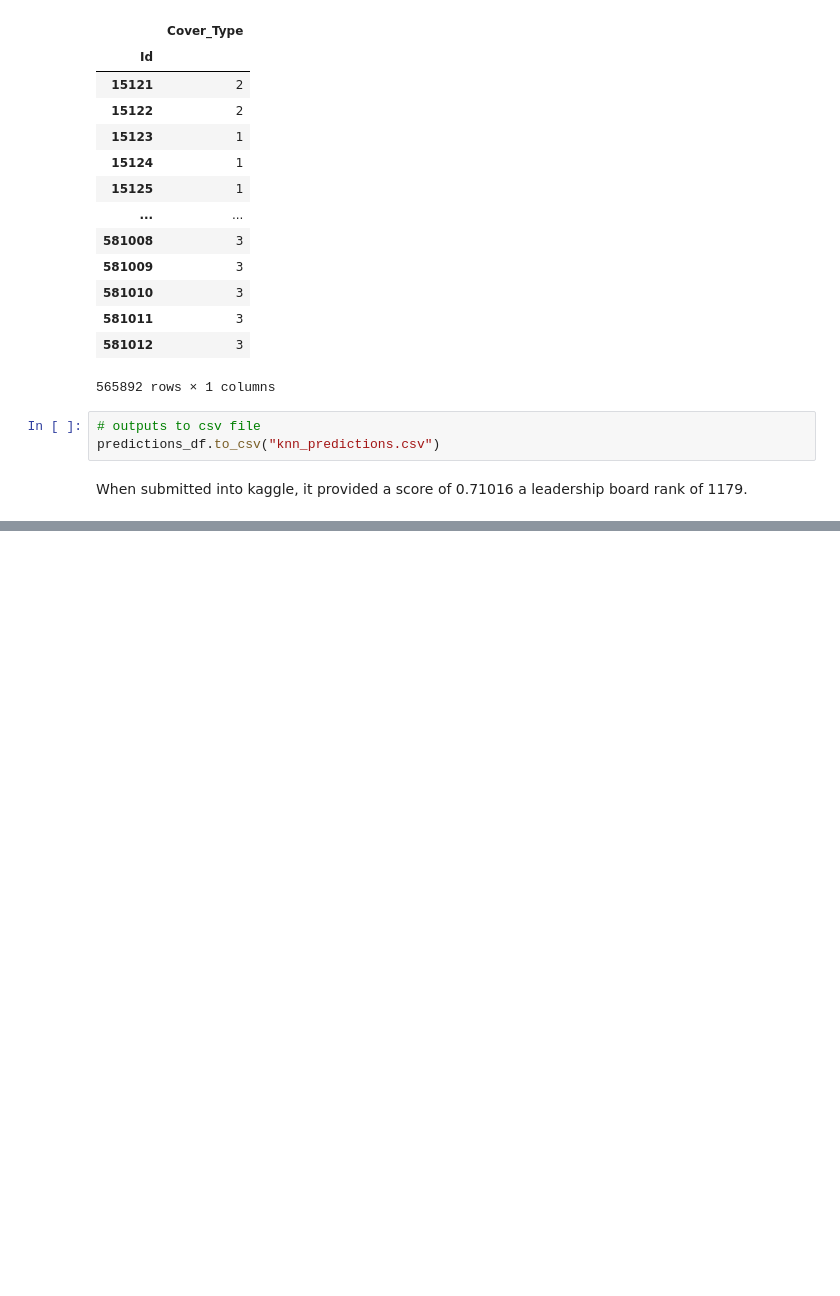
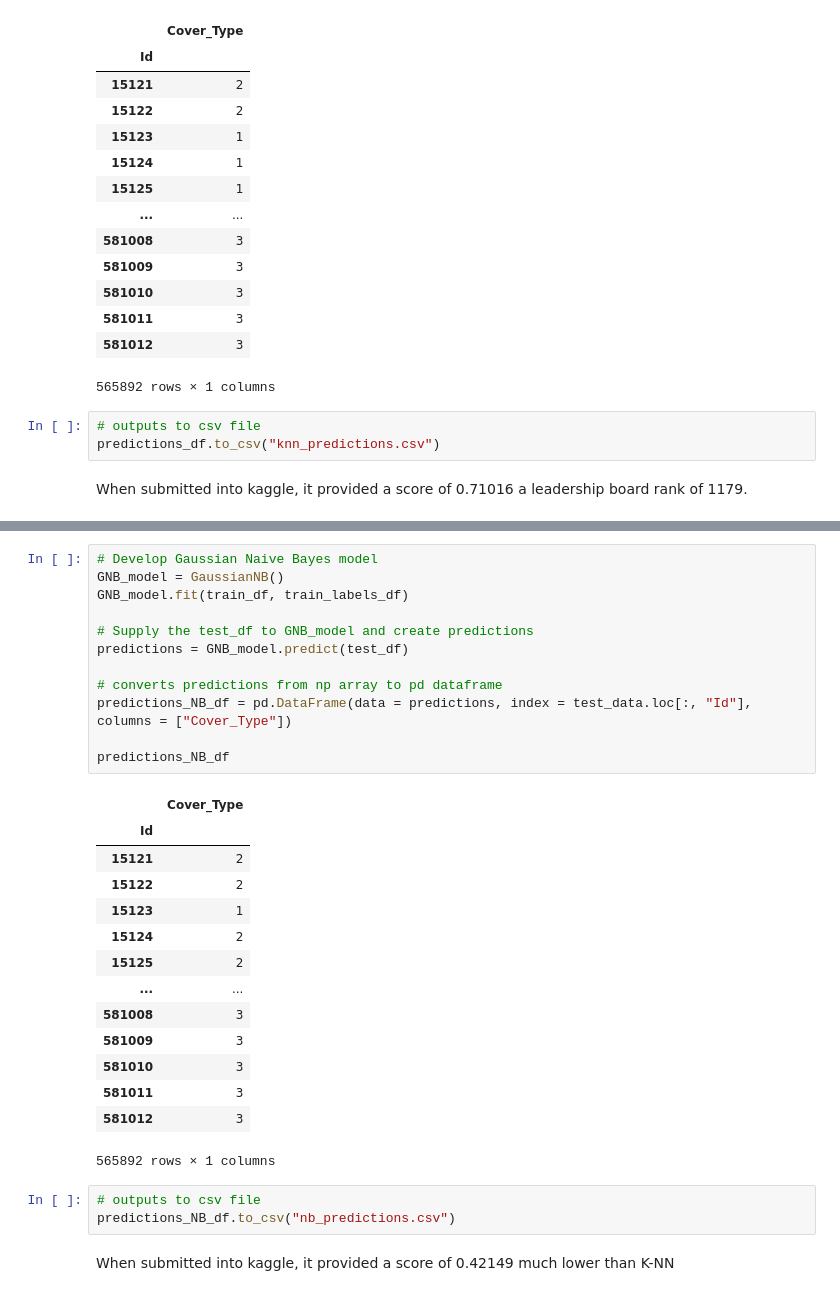
Before and after one commit to aidan-jackson-data/Forest-Cover-Type-Prediction, a Jupyter notebook: Naga_Chandrasekaran_Models.ipynb, the cells around one changed output, grey strips where cells are left out. Cells and saved outputs as stored; diff of their text form; blank space fills up the shorter version.

Commit message:
Added K-NN and GNB models

```diff
--- a/Naga_Chandrasekaran_Models.ipynb
+++ b/Naga_Chandrasekaran_Models.ipynb
@@ -421,0 +452,32 @@ When submitted into kaggle, it provided a score of 0.71016 a leadership board ra
+# %%
+# Develop Gaussian Naive Bayes model
+GNB_model = GaussianNB()
+GNB_model.fit(train_df, train_labels_df)
+
+# Supply the test_df to GNB_model and create predictions
+predictions = GNB_model.predict(test_df)
+
+# converts predictions from np array to pd dataframe
+predictions_NB_df = pd.DataFrame(data = predictions, index = test_data.loc[:, "Id"], columns = ["Cover_Type"])
+
+predictions_NB_df
+# %% [output]
+|  | Cover_Type |
+| Id |  |
+| 15121 | 2 |
+| 15122 | 2 |
+| 15123 | 1 |
+| 15124 | 2 |
+| 15125 | 2 |
+| ... | ... |
+| 581008 | 3 |
+| 581009 | 3 |
+| 581010 | 3 |
+| 581011 | 3 |
+| 581012 | 3 |
+565892 rows × 1 columns
+# %%
+# outputs to csv file
+predictions_NB_df.to_csv("nb_predictions.csv")
+# %% [markdown]
+When submitted into kaggle, it provided a score of 0.42149 much lower than K-NN
```
Also changed, not shown: parts of 1 cell of this notebook.
